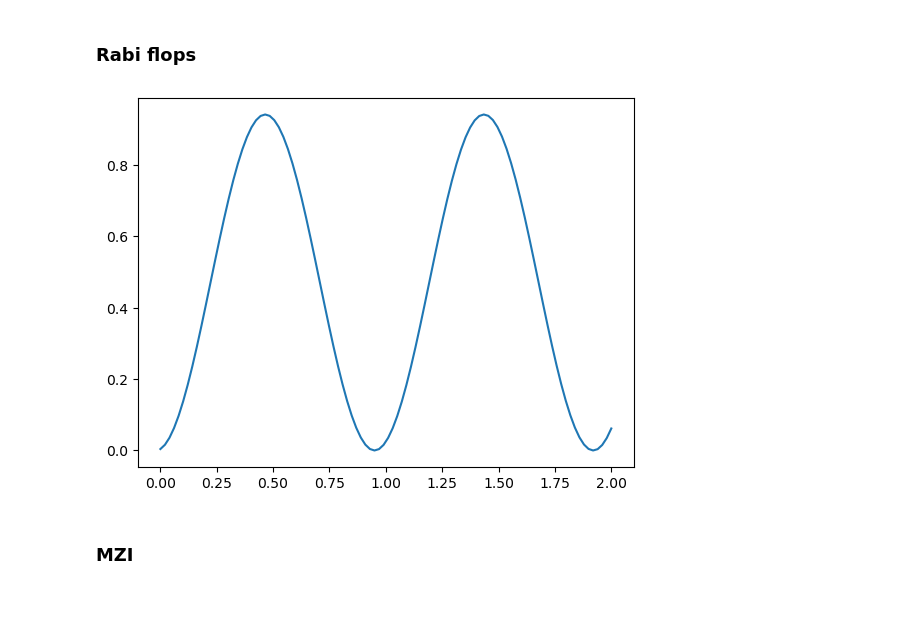
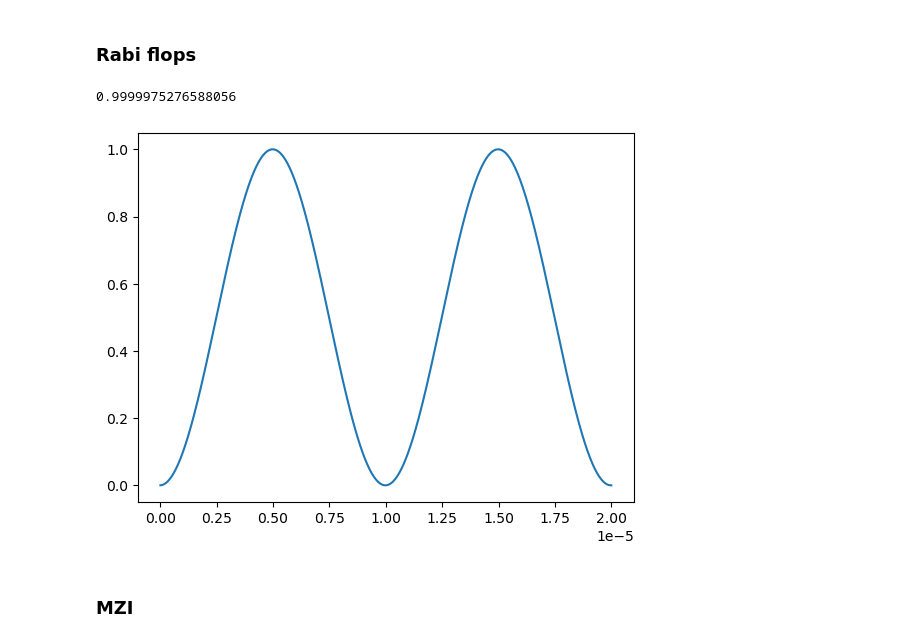
Before and after one commit to tr2g20/simulations, a Jupyter notebook: alternating_pulses.ipynb, the cells around one changed output. Saved outputs shown, nothing was run; the diff lists cells and outputs as text; code cells hidden in the pictures; blank space fills up the shorter version.

```diff
--- a/alternating_pulses.ipynb
+++ b/alternating_pulses.ipynb
@@ -103,22 +50,26 @@ H0, Hplus, Hminus, basis = generate_hams(n_min=0,
 # %% [markdown]
 ### Rabi flops
 # %%
-time = np.linspace(0, Rabi_plus_time*2, 100)
+time = np.linspace(0, Rabi_plus_time*2, 1000)
 time_step = time[1]-time[0]
-data = []
+data1 = []
+data2 = []
 
 state_vec = np.zeros((np.size(basis), 1), dtype=np.complex128)
-state_vec[0] = 1
+state_vec[2] = 1
 for t in time:
 
     state_vec = time_evolve(time_step, Hplus + H0) @ state_vec
     square = np.abs(state_vec)**2
-    data.append(square[1])
+    data1.append(square[3][0])
+    #data2.append(square[3][0])
 
-plt.plot(time, data)
-plt.show()
+plt.plot(time, data1)
+#plt.plot(time,data2)
+np.max(data1)
 # %% [output]
+0.9999975276588056
-[figure, old version]
+[figure, new version]
 # %% [markdown]
 ### MZI
 # %%
```
Also changed, not shown: parts of 6 cells of this notebook, 3 other files.
